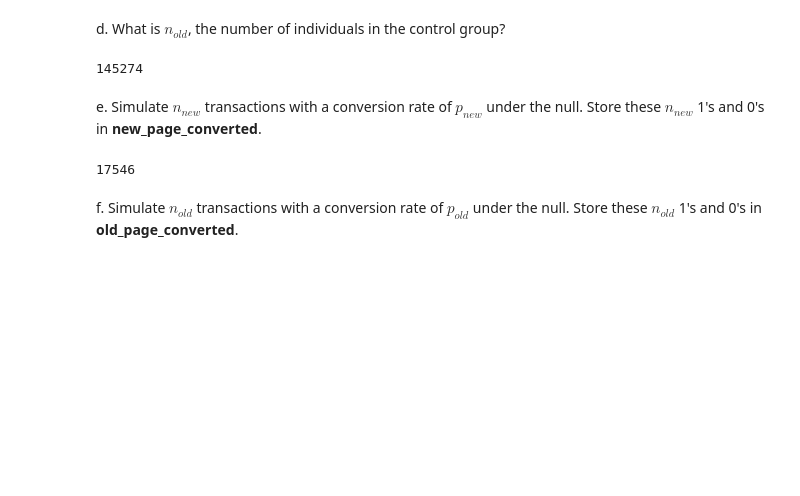
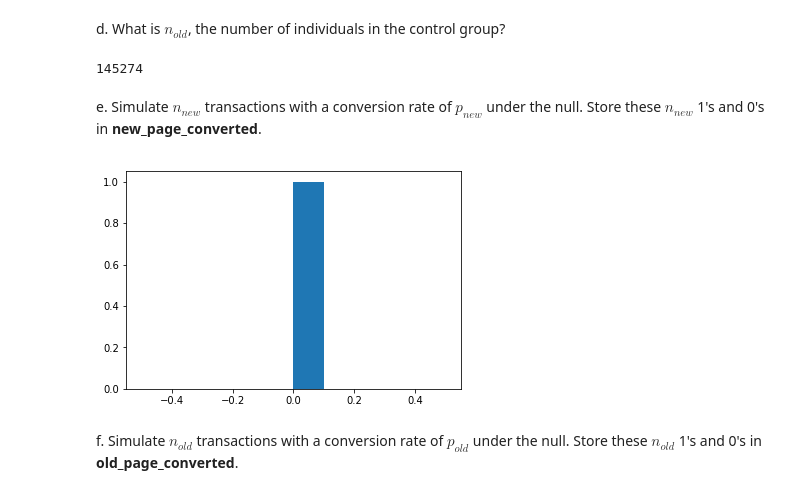
Before and after one commit to nemuochi/analyze_ab_test, a Jupyter notebook: Analyze_ab_test_results_notebook.ipynb, the cells around one changed output. Cells and saved outputs as stored; diff of their text form; code cells hidden in the pictures; blank space fills up the shorter version.

```diff
--- a/Analyze_ab_test_results_notebook.ipynb
+++ b/Analyze_ab_test_results_notebook.ipynb
@@ -261,10 +261,10 @@ n_old
 # %% [markdown]
 e. Simulate $n_{new}$ transactions with a conversion rate of $p_{new}$ under the null.  Store these $n_{new}$ 1's and 0's in **new_page_converted**.
 # %%
-new_page_converted = np.random.binomial(n_new,p_new)
-new_page_converted
+new_page_converted = np.random.normal(0, p_new.std(),n_new.size)
+plt.hist(new_page_converted);
 # %% [output]
-17546
+[figure, added]
 # %% [markdown]
 f. Simulate $n_{old}$ transactions with a conversion rate of $p_{old}$ under the null.  Store these $n_{old}$ 1's and 0's in **old_page_converted**.
 # %%
```
Also changed, not shown: parts of 3 cells of this notebook.
